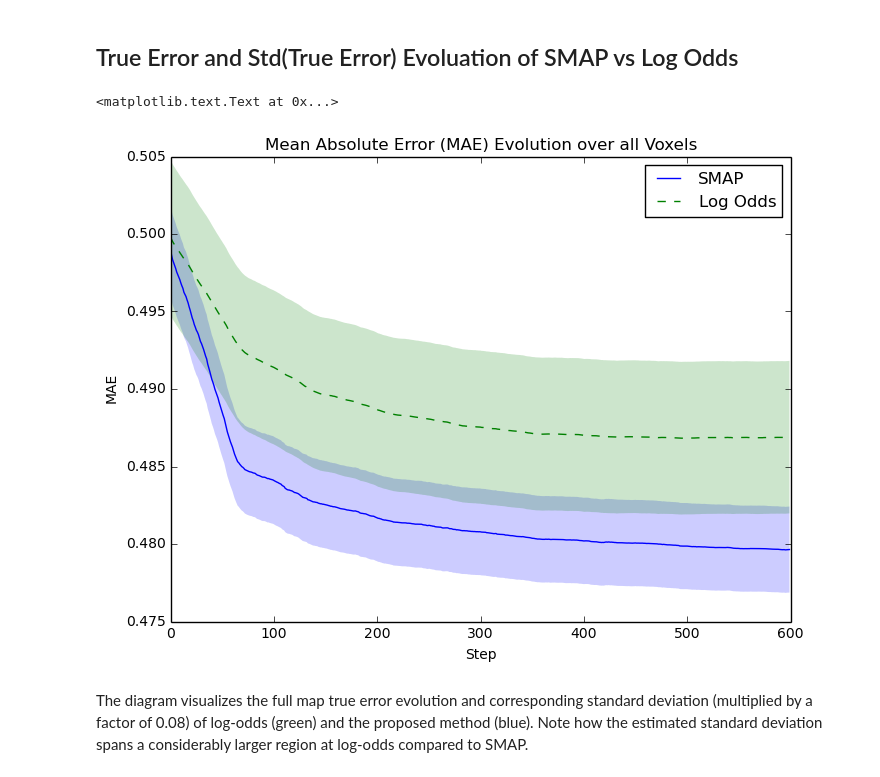
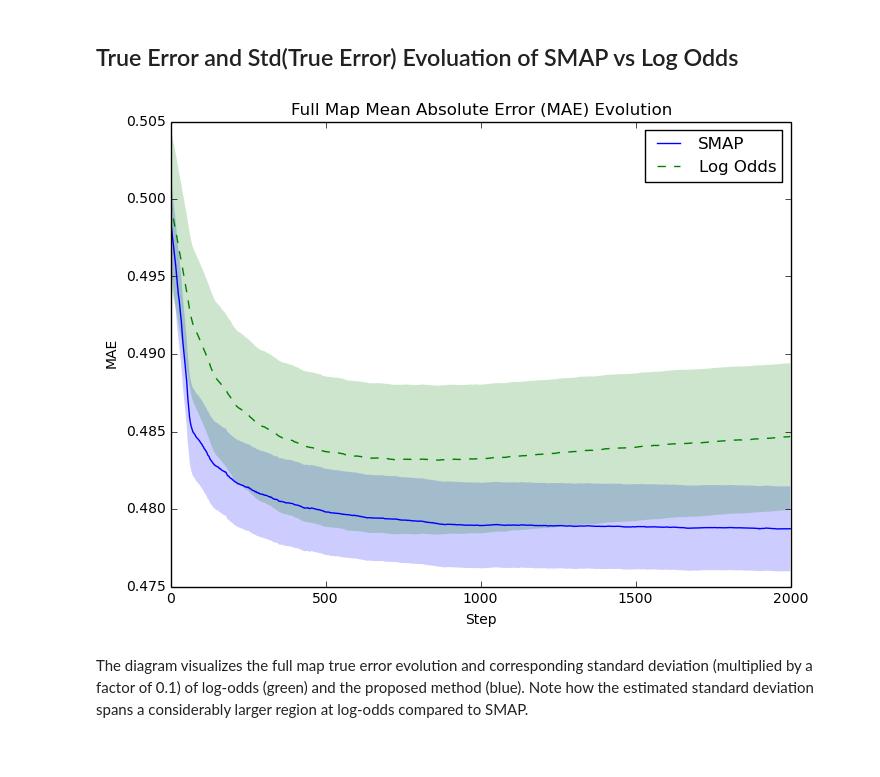
Before and after one commit to pnvyshnav/smap_PD, a Jupyter notebook: stats/Mapping Evaluation.ipynb, the cells around one changed output. Drawn from its saved outputs; the diff is of its cells as text; code cells hidden in the pictures.

```diff
--- a/stats/Mapping Evaluation.ipynb
+++ b/stats/Mapping Evaluation.ipynb
@@ -36,31 +36,30 @@ Stats loaded successfully.
 # %%
 %matplotlib inline
 fig, (ax) = plt.subplots(1, 1, figsize=(8, 6))
-ax = plt.subplot(111)
-plt.title("Mean Absolute Error (MAE) Evolution over all Voxels")
+plt.title("Full Map Mean Absolute Error (MAE) Evolution")
 
 x = list(range(stats.step))
 FACTOR = 0.01
 errBelief = np.array(stats.errorEvolutionBelief)
 stdBelief = np.array(stats.stdEvolutionBelief)
 errLogOdds = np.array(stats.errorEvolutionLogOdds)
 stdLogOdds = np.array(stats.stdEvolutionLogOdds)
 
 ax.fill_between(x, errBelief - FACTOR*stdBelief, errBelief + FACTOR*stdBelief,
     alpha=0.2, facecolor='b', edgecolor='none', antialiased=True)
 ax.fill_between(x, errLogOdds - FACTOR*stdLogOdds, errLogOdds + FACTOR*stdLogOdds,
     alpha=0.2, facecolor='g', edgecolor='none', antialiased=True)
 
 
 ax.plot(stats.errorEvolutionBelief, label="SMAP", color='b')
 ax.plot(stats.errorEvolutionLogOdds, label="Log Odds", linestyle='dashed', color='g')
 
 ax.legend()
-ax.set_xlim([0, len(stats.errorEvolutionBelief)])
+ax.set_xlim([0, 2000])
 ax.set_xlabel("Step")
 ax.set_ylabel("MAE")
+plt.savefig("error_evolution.pdf")
 # %% [output]
-<matplotlib.text.Text at 0x...>
-[figure, old version]
+[figure, new version]
 # %% [markdown]
-The diagram visualizes the full map true error evolution and corresponding standard deviation (multiplied by a factor of 0.08) of log-odds (green) and the proposed method (blue). Note how the estimated standard deviation spans a considerably larger region at log-odds compared to SMAP.
+The diagram visualizes the full map true error evolution and corresponding standard deviation (multiplied by a factor of 0.1) of log-odds (green) and the proposed method (blue). Note how the estimated standard deviation spans a considerably larger region at log-odds compared to SMAP.
```
Also changed, not shown: parts of 3 cells of this notebook, 6 other files.
